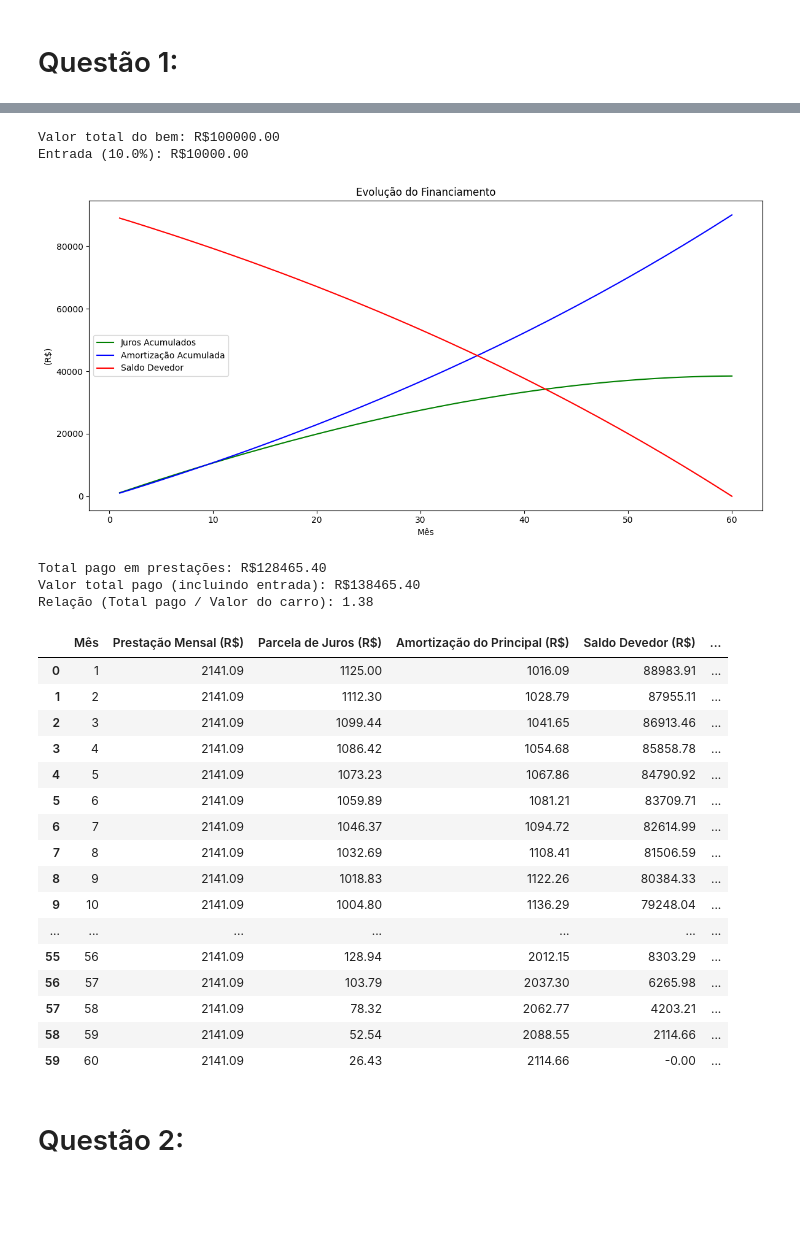
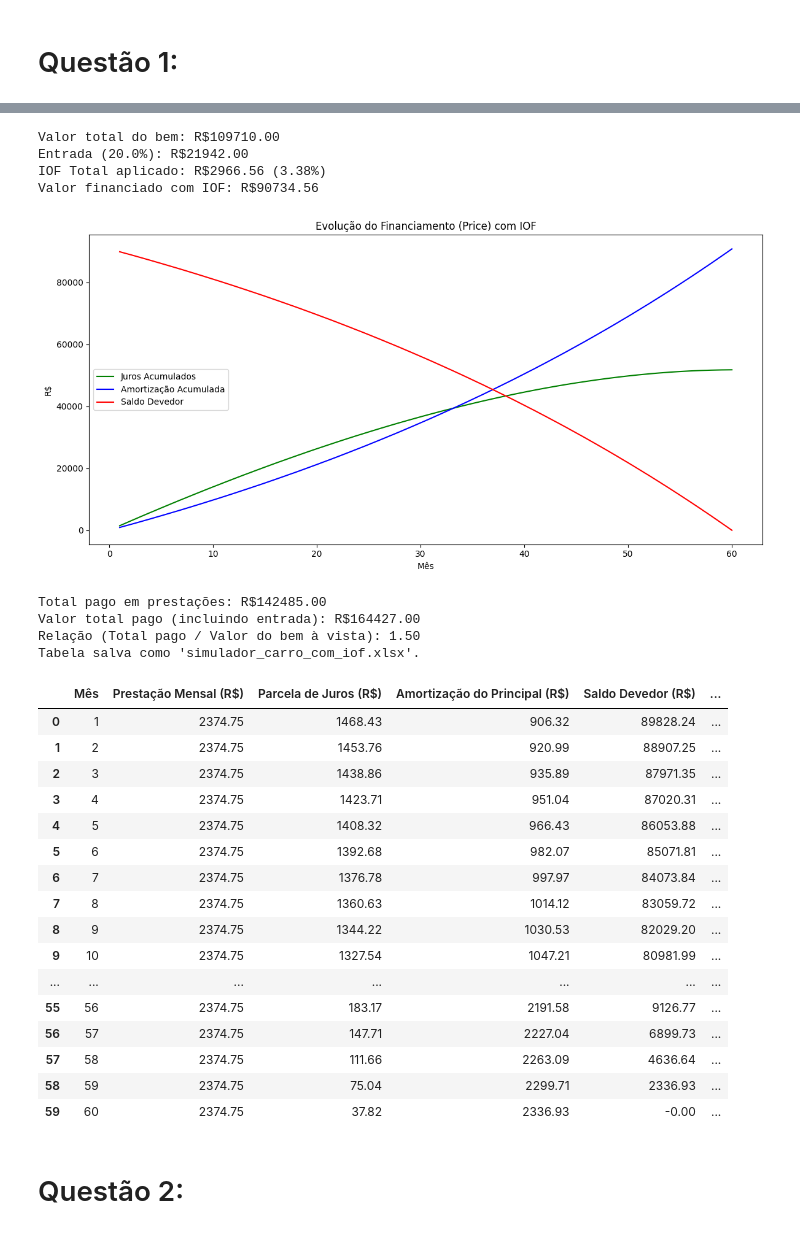
Before and after one commit to victordornelos/Projeto2_prog_fin, a Jupyter notebook: projeto.ipynb, the cells around one changed output, grey strips where cells are left out. Saved outputs shown, nothing was run; the diff lists cells and outputs as text; code cells hidden in the pictures; blank space fills up the shorter version.

Commit message:
up carro polo sense

```diff
--- a/projeto.ipynb
+++ b/projeto.ipynb
@@ -33,29 +48,35 @@ PAGA SOBRE O VALOR A VISTA
+# %%
+mensal = 0.0149
+anual_efetiva = (1 + mensal)**12 - 1
 # %%
-simulador_carro(r=0.15, t=60, valor_total_bem=100000, entrada_percentual=0.1)
+simulador_carro(r=anual_efetiva, t=60, valor_total_bem=109_710, entrada_percentual=0.2)
 # %% [output]
-Valor total do bem: R$100000.00
-Entrada (10.0%): R$10000.00
+Valor total do bem: R$109710.00
+Entrada (20.0%): R$21942.00
+IOF Total aplicado: R$2966.56 (3.38%)
+Valor financiado com IOF: R$90734.56
-[figure, old version]
+[figure, new version]
-Total pago em prestações: R$128465.40
-Valor total pago (incluindo entrada): R$138465.40
-Relação (Total pago / Valor do carro): 1.38
+Total pago em prestações: R$142485.00
+Valor total pago (incluindo entrada): R$164427.00
+Relação (Total pago / Valor do bem à vista): 1.50
+Tabela salva como 'simulador_carro_com_iof.xlsx'.
 |  | Mês | Prestação Mensal (R$) | Parcela de Juros (R$) | Amortização do Principal (R$) | Saldo Devedor (R$) | ... |
-| 0 | 1 | 2141.09 | 1125.00 | 1016.09 | 88983.91 | ... |
-| 1 | 2 | 2141.09 | 1112.30 | 1028.79 | 87955.11 | ... |
-| 2 | 3 | 2141.09 | 1099.44 | 1041.65 | 86913.46 | ... |
-| 3 | 4 | 2141.09 | 1086.42 | 1054.68 | 85858.78 | ... |
-| 4 | 5 | 2141.09 | 1073.23 | 1067.86 | 84790.92 | ... |
-| 5 | 6 | 2141.09 | 1059.89 | 1081.21 | 83709.71 | ... |
-| 6 | 7 | 2141.09 | 1046.37 | 1094.72 | 82614.99 | ... |
-| 7 | 8 | 2141.09 | 1032.69 | 1108.41 | 81506.59 | ... |
-| 8 | 9 | 2141.09 | 1018.83 | 1122.26 | 80384.33 | ... |
-| 9 | 10 | 2141.09 | 1004.80 | 1136.29 | 79248.04 | ... |
+| 0 | 1 | 2374.75 | 1468.43 | 906.32 | 89828.24 | ... |
+| 1 | 2 | 2374.75 | 1453.76 | 920.99 | 88907.25 | ... |
+| 2 | 3 | 2374.75 | 1438.86 | 935.89 | 87971.35 | ... |
+| 3 | 4 | 2374.75 | 1423.71 | 951.04 | 87020.31 | ... |
+| 4 | 5 | 2374.75 | 1408.32 | 966.43 | 86053.88 | ... |
+| 5 | 6 | 2374.75 | 1392.68 | 982.07 | 85071.81 | ... |
+| 6 | 7 | 2374.75 | 1376.78 | 997.97 | 84073.84 | ... |
+| 7 | 8 | 2374.75 | 1360.63 | 1014.12 | 83059.72 | ... |
+| 8 | 9 | 2374.75 | 1344.22 | 1030.53 | 82029.20 | ... |
+| 9 | 10 | 2374.75 | 1327.54 | 1047.21 | 80981.99 | ... |
 | ... | ... | ... | ... | ... | ... | ... |
-| 55 | 56 | 2141.09 | 128.94 | 2012.15 | 8303.29 | ... |
-| 56 | 57 | 2141.09 | 103.79 | 2037.30 | 6265.98 | ... |
-| 57 | 58 | 2141.09 | 78.32 | 2062.77 | 4203.21 | ... |
-| 58 | 59 | 2141.09 | 52.54 | 2088.55 | 2114.66 | ... |
-| 59 | 60 | 2141.09 | 26.43 | 2114.66 | -0.00 | ... |
+| 55 | 56 | 2374.75 | 183.17 | 2191.58 | 9126.77 | ... |
+| 56 | 57 | 2374.75 | 147.71 | 2227.04 | 6899.73 | ... |
+| 57 | 58 | 2374.75 | 111.66 | 2263.09 | 4636.64 | ... |
+| 58 | 59 | 2374.75 | 75.04 | 2299.71 | 2336.93 | ... |
+| 59 | 60 | 2374.75 | 37.82 | 2336.93 | -0.00 | ... |
 # %% [markdown]
 # Questão 2:
 # %% [markdown]
```
Also changed, not shown: parts of 4 cells of this notebook, 2 other files.
